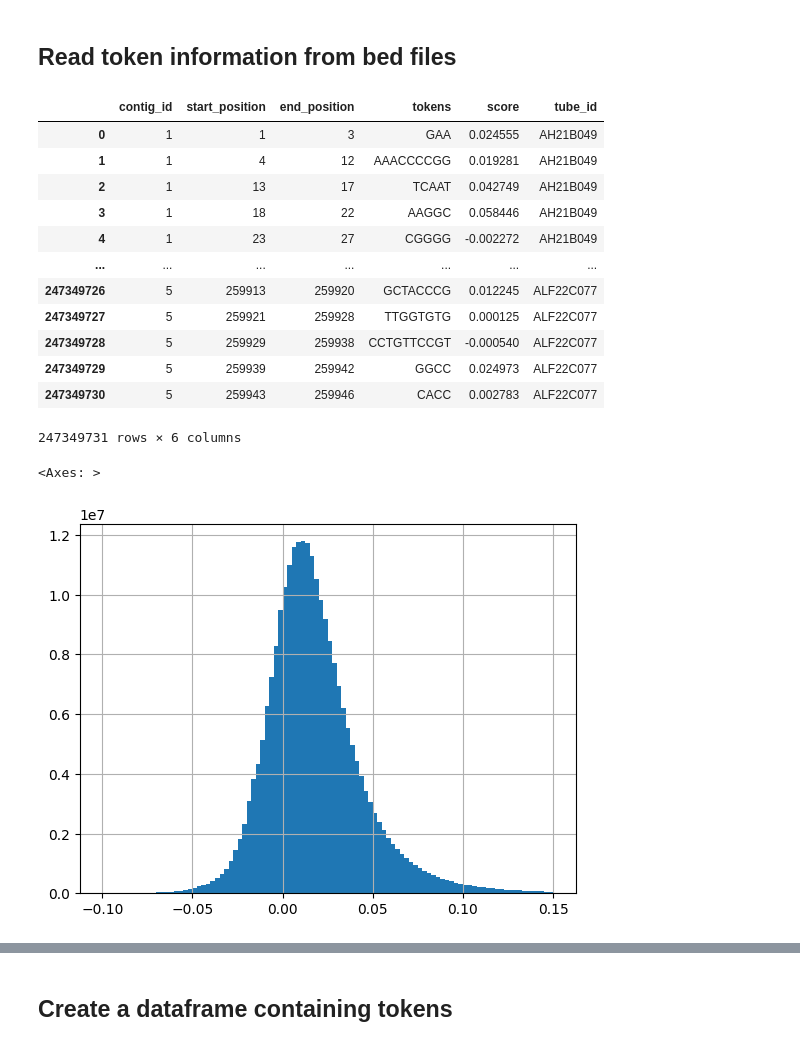
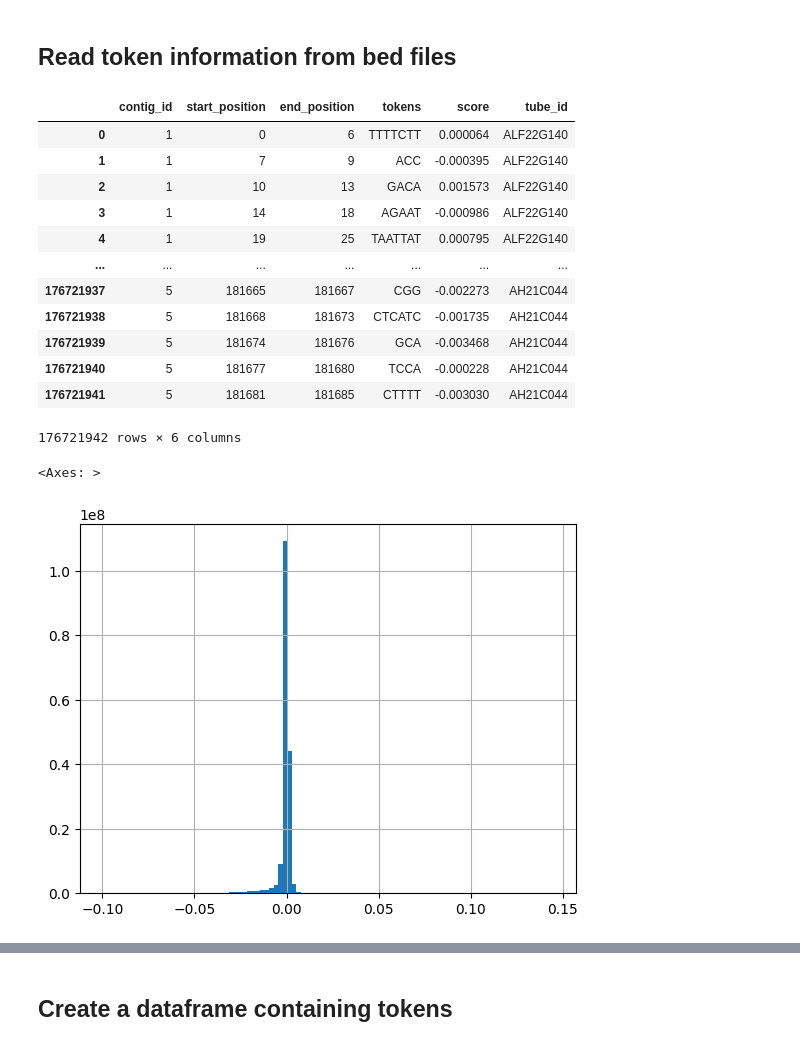
Before and after one commit to ryashpal/alfred-data-analysis, a Jupyter notebook: notebooks/multiple_sequence_alignment/saur/99.2_save_high_scoring_tokens.ipynb, the cells around one changed output, grey strips where cells are left out. Cells and saved outputs as stored; diff of their text form; code cells hidden in the pictures.

```diff
--- a/notebooks/multiple_sequence_alignment/saur/99.2_save_high_scoring_tokens.ipynb
+++ b/notebooks/multiple_sequence_alignment/saur/99.2_save_high_scoring_tokens.ipynb
@@ -12,39 +12,39 @@ pd.set_option("display.expand_frame_repr", False) # print cols side by side as i
 # %%
 import os
 import pandas as pd
 from pathlib import Path
 
 
-bedDir = Path(os.environ['GENOMICS_DATA_BASE'], 'genome_nlp_tokens', 'bed_files', 'ECOLI')
+bedDir = Path(os.environ['GENOMICS_DATA_BASE'], 'genome_nlp_tokens', 'bed_files', 'SAUR')
 
 bedDfList = []
 for bedFile in os.listdir(bedDir):
     tubeid = bedFile.split('.')[0].split('_')[0]
     tokensDf = pd.read_csv(Path(bedDir, bedFile), sep='\t', names=['contig_id', 'start_position', 'end_position', 'tokens', 'score'])
     tokensDf['tube_id'] = tubeid
     bedDfList.append(tokensDf)
 
 bedDf = pd.concat(bedDfList, ignore_index=True)
 bedDf
 # %% [output]
 |  | contig_id | start_position | end_position | tokens | score | tube_id |
-| 0 | 1 | 1 | 3 | GAA | 0.024555 | AH21B049 |
-| 1 | 1 | 4 | 12 | AAACCCCGG | 0.019281 | AH21B049 |
-| 2 | 1 | 13 | 17 | TCAAT | 0.042749 | AH21B049 |
-| 3 | 1 | 18 | 22 | AAGGC | 0.058446 | AH21B049 |
-| 4 | 1 | 23 | 27 | CGGGG | -0.002272 | AH21B049 |
+| 0 | 1 | 0 | 6 | TTTTCTT | 0.000064 | ALF22G140 |
+| 1 | 1 | 7 | 9 | ACC | -0.000395 | ALF22G140 |
+| 2 | 1 | 10 | 13 | GACA | 0.001573 | ALF22G140 |
+| 3 | 1 | 14 | 18 | AGAAT | -0.000986 | ALF22G140 |
+| 4 | 1 | 19 | 25 | TAATTAT | 0.000795 | ALF22G140 |
 | ... | ... | ... | ... | ... | ... | ... |
-| 247349726 | 5 | 259913 | 259920 | GCTACCCG | 0.012245 | ALF22C077 |
-| 247349727 | 5 | 259921 | 259928 | TTGGTGTG | 0.000125 | ALF22C077 |
-| 247349728 | 5 | 259929 | 259938 | CCTGTTCCGT | -0.000540 | ALF22C077 |
-| 247349729 | 5 | 259939 | 259942 | GGCC | 0.024973 | ALF22C077 |
-| 247349730 | 5 | 259943 | 259946 | CACC | 0.002783 | ALF22C077 |
+| 176721937 | 5 | 181665 | 181667 | CGG | -0.002273 | AH21C044 |
+| 176721938 | 5 | 181668 | 181673 | CTCATC | -0.001735 | AH21C044 |
+| 176721939 | 5 | 181674 | 181676 | GCA | -0.003468 | AH21C044 |
+| 176721940 | 5 | 181677 | 181680 | TCCA | -0.000228 | AH21C044 |
+| 176721941 | 5 | 181681 | 181685 | CTTTT | -0.003030 | AH21C044 |
-247349731 rows × 6 columns
+176721942 rows × 6 columns
 # %%
 bedDf[(bedDf.score > -0.1) & (bedDf.score < 0.15)].score.hist(bins=100)
 # %% [output]
 <Axes: >
-[figure, old version]
+[figure, new version]
 # %%
 bedDf['token_length'] = bedDf.tokens.apply(lambda x: len(x))
 bedDf
```
Also changed, not shown: parts of 11 cells of this notebook, 2 other files.
